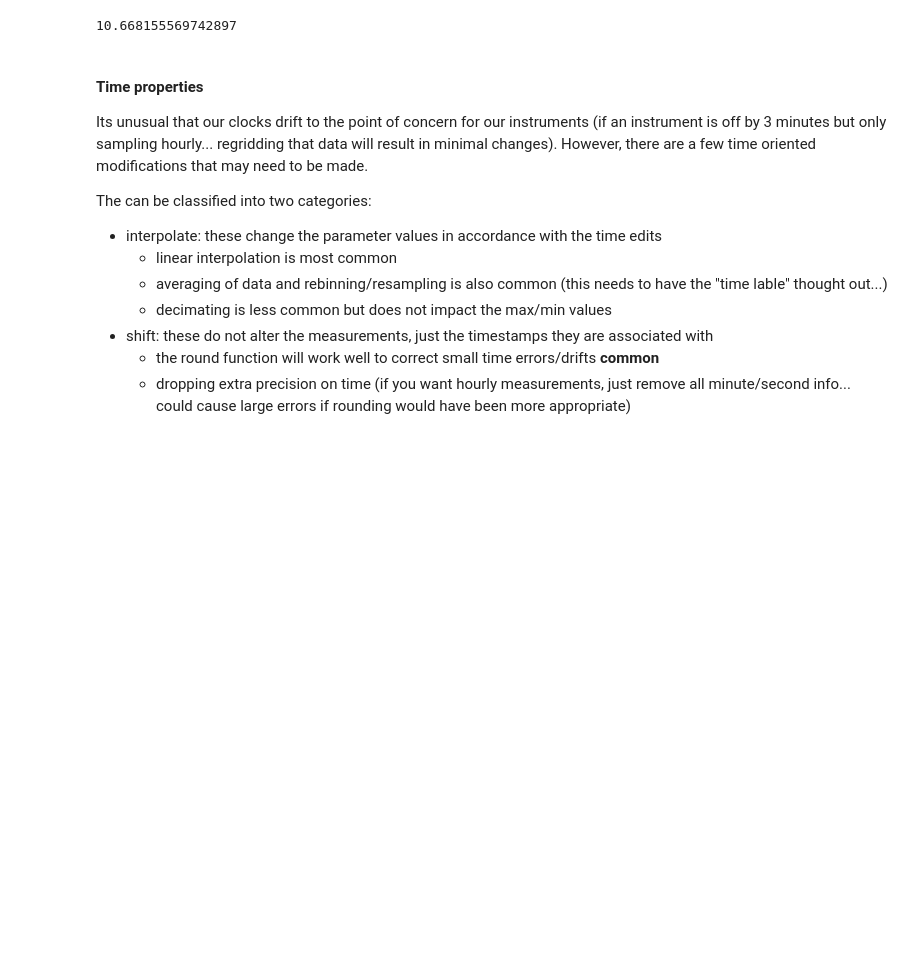
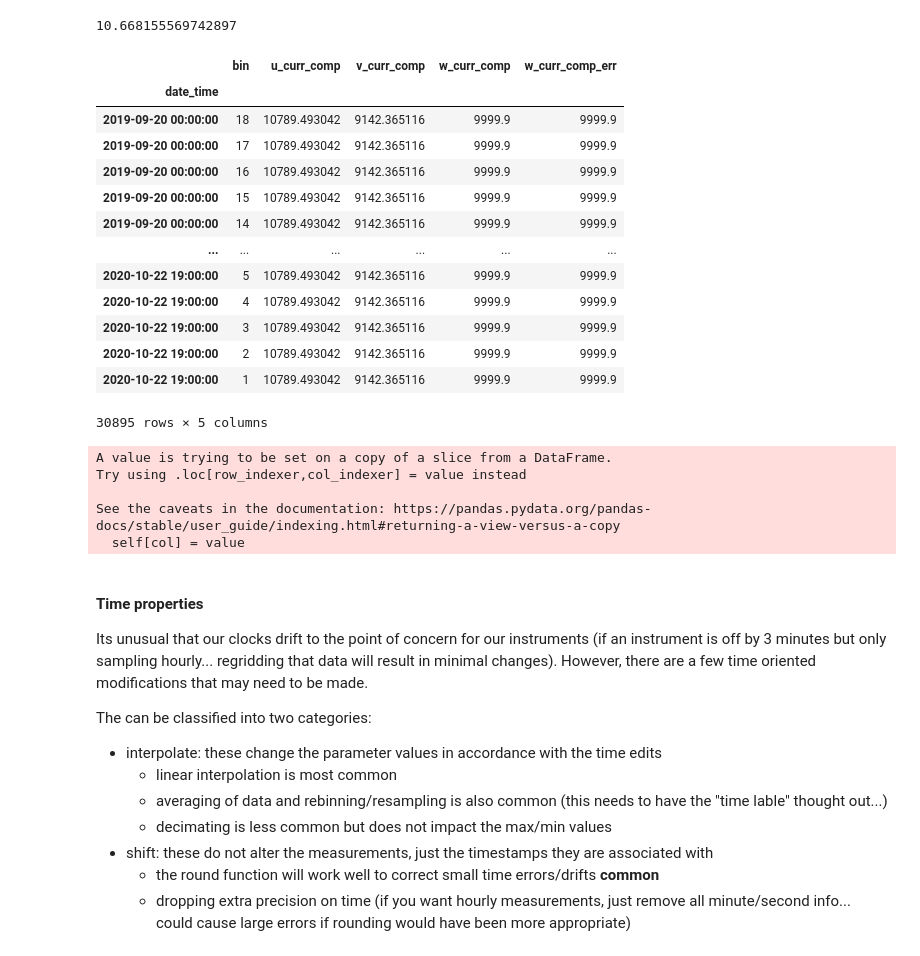
Before and after one commit to NOAA-PMEL/EcoFOCIpy, a Jupyter notebook: notebooks/EcoFOCIpy_adcp_example.ipynb, the cells around one changed output. Saved outputs shown, nothing was run; the diff lists cells and outputs as text; code cells hidden in the pictures; blank space fills up the shorter version.

```diff
--- a/notebooks/EcoFOCIpy_adcp_example.ipynb
+++ b/notebooks/EcoFOCIpy_adcp_example.ipynb
@@ -145,14 +145,50 @@ depths = (adcp_wop.bins2depth(depth_int=adcp_rpt[1]['bin_length'],
 d = np.array([])
 for i in range(0,int(adcp_vel_data.shape[0] / len(depths))):
         d = np.hstack((d,depths))
-# %%
-#replace bins with depths
-reversed = False
-if reversed:
-    adcp_vel_data['depth'] = d
-else:
-    adcp_vel_data['depth'] = d[::-1]
-adcp_vel_data_clean = adcp_vel_data.drop('bin',axis=1)
+# %%
+#unit convert to cm/s from mm/s
+adcp_vel_data[['u_curr_comp','v_curr_comp','w_curr_comp','w_curr_comp_err']] = adcp_vel_data[['u_curr_comp','v_curr_comp','w_curr_comp','w_curr_comp_err']] / 10.
+# %%
+adcp_vel_data[adcp_pg_data['pg4beam-good'] < 25]
+# %% [output]
+|  | bin | u_curr_comp | v_curr_comp | w_curr_comp | w_curr_comp_err |
+| date_time |  |  |  |  |  |
+| 2019-09-20 00:00:00 | 18 | 10789.493042 | 9142.365116 | 9999.9 | 9999.9 |
+| 2019-09-20 00:00:00 | 17 | 10789.493042 | 9142.365116 | 9999.9 | 9999.9 |
+| 2019-09-20 00:00:00 | 16 | 10789.493042 | 9142.365116 | 9999.9 | 9999.9 |
+| 2019-09-20 00:00:00 | 15 | 10789.493042 | 9142.365116 | 9999.9 | 9999.9 |
+| 2019-09-20 00:00:00 | 14 | 10789.493042 | 9142.365116 | 9999.9 | 9999.9 |
+| ... | ... | ... | ... | ... | ... |
+| 2020-10-22 19:00:00 | 5 | 10789.493042 | 9142.365116 | 9999.9 | 9999.9 |
+| 2020-10-22 19:00:00 | 4 | 10789.493042 | 9142.365116 | 9999.9 | 9999.9 |
+| 2020-10-22 19:00:00 | 3 | 10789.493042 | 9142.365116 | 9999.9 | 9999.9 |
+| 2020-10-22 19:00:00 | 2 | 10789.493042 | 9142.365116 | 9999.9 | 9999.9 |
+| 2020-10-22 19:00:00 | 1 | 10789.493042 | 9142.365116 | 9999.9 | 9999.9 |
+30895 rows × 5 columns
+# %%
+#change in processing - merge vel and ein data into a single file
+adcp_vel_data[adcp_pg_data['pg4beam-good'] < 25][['u_curr_comp','v_curr_comp','w_curr_comp','w_curr_comp_err']] = np.nan
+
+#mask known missing values (9999.9)
+adcp_vel_data = adcp_vel_data.where(adcp_vel_data != 9999.9)
+
+adcp_velein_data = pd.concat([adcp_vel_data.reset_index().set_index(['date_time','bin']),adcp_ein_data.reset_index().set_index(['date_time','bin'])],axis=1)
+
+#replace bins with depths
+# change reversed from True to False if necessary based on EIN plots
+reversed = True
+if reversed:
+    adcp_velein_data['depth'] = d
+else:
+    adcp_velein_data['depth'] = d[::-1]
+
+adcp_velein_data = adcp_velein_data.reset_index().drop('bin',axis=1).set_index(['date_time','depth'])
+# %% [output]
+A value is trying to be set on a copy of a slice from a DataFrame.
+Try using .loc[row_indexer,col_indexer] = value instead
+
+See the caveats in the documentation: https://pandas.pydata.org/pandas-docs/stable/user_guide/indexing.html#returning-a-view-versus-a-copy
+  self[col] = value
 # %% [markdown]
 #### Time properties
 
```
Also changed, not shown: parts of 1 cell of this notebook, 4 other files.
